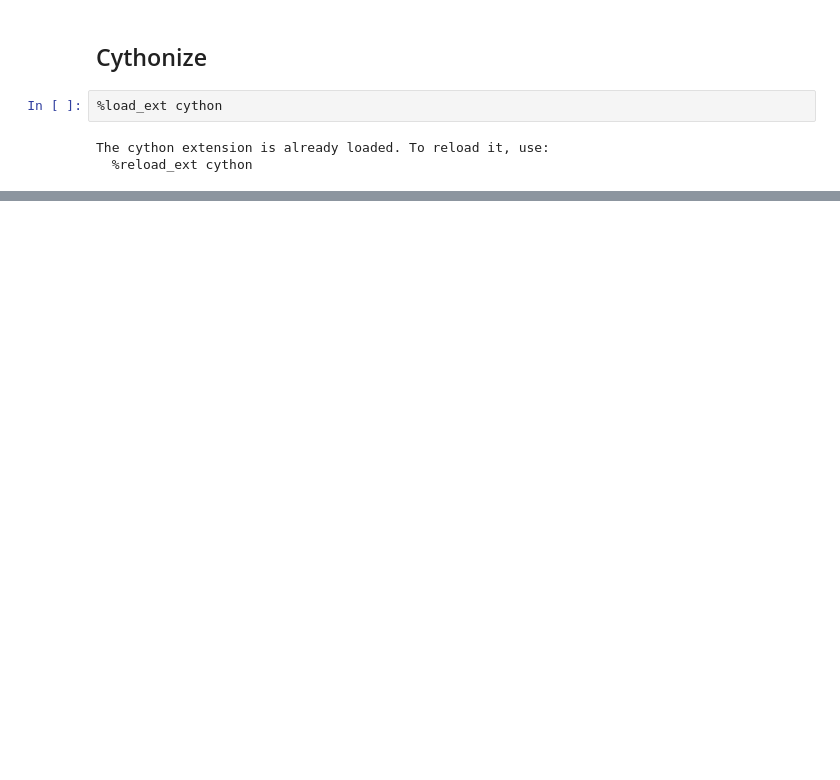
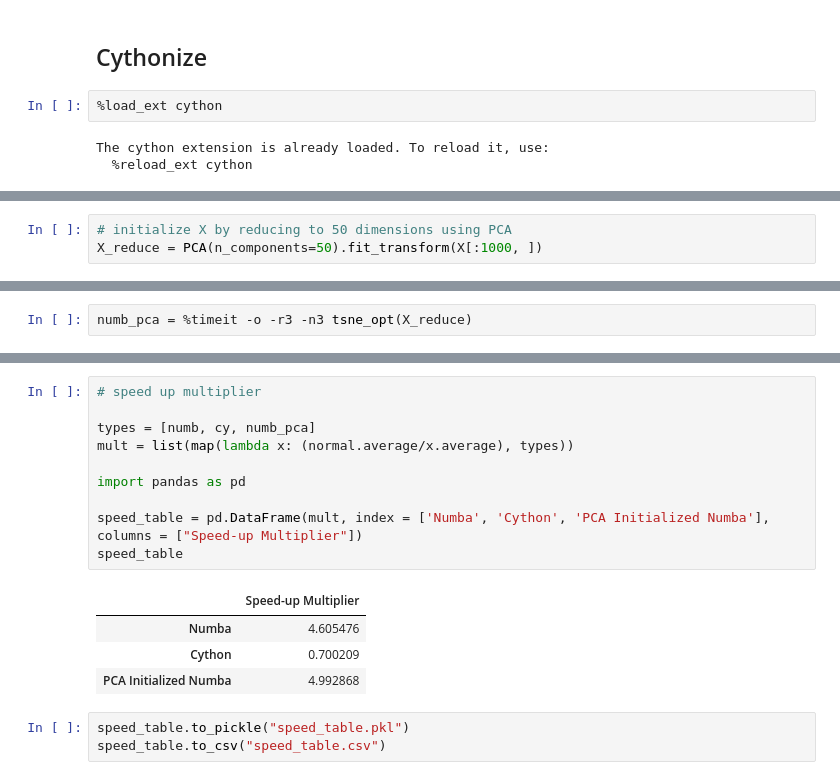
Before and after one commit to aashareddy14/tsne_project, a Jupyter notebook: Optimization.ipynb, the cells around one changed output, grey strips where cells are left out. Drawn from its saved outputs; the diff is of its cells as text; blank space fills up the shorter version.

```diff
--- a/Optimization.ipynb
+++ b/Optimization.ipynb
@@ -610,0 +567,3 @@ pd.DataFrame(mult, index = ['Numba', 'Cython'], columns = ["Speed-up Multiplier"
+# %%
+# initialize X by reducing to 50 dimensions using PCA
+X_reduce = PCA(n_components=50).fit_transform(X[:1000, ])
@@ -610,0 +574,2 @@ pd.DataFrame(mult, index = ['Numba', 'Cython'], columns = ["Speed-up Multiplier"
+# %%
+numb_pca = %timeit -o -r3 -n3 tsne_opt(X_reduce)
@@ -610,0 +578,18 @@ pd.DataFrame(mult, index = ['Numba', 'Cython'], columns = ["Speed-up Multiplier"
+# %%
+# speed up multiplier
+
+types = [numb, cy, numb_pca]
+mult = list(map(lambda x: (normal.average/x.average), types))
+
+import pandas as pd
+
+speed_table = pd.DataFrame(mult, index = ['Numba', 'Cython', 'PCA Initialized Numba'], columns = ["Speed-up Multiplier"])
+speed_table
+# %% [output]
+|  | Speed-up Multiplier |
+| Numba | 4.605476 |
+| Cython | 0.700209 |
+| PCA Initialized Numba | 4.992868 |
+# %%
+speed_table.to_pickle("speed_table.pkl")
+speed_table.to_csv("speed_table.csv")
```
Also changed, not shown: parts of 19 cells of this notebook.
